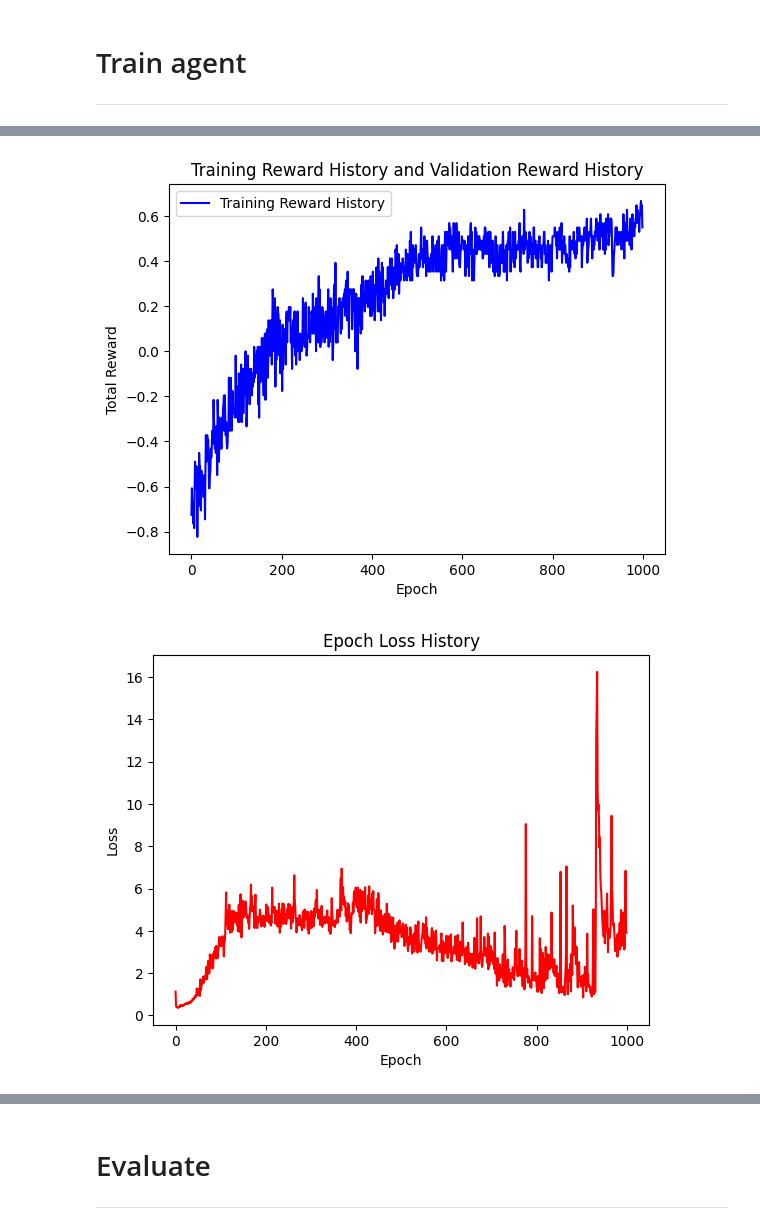
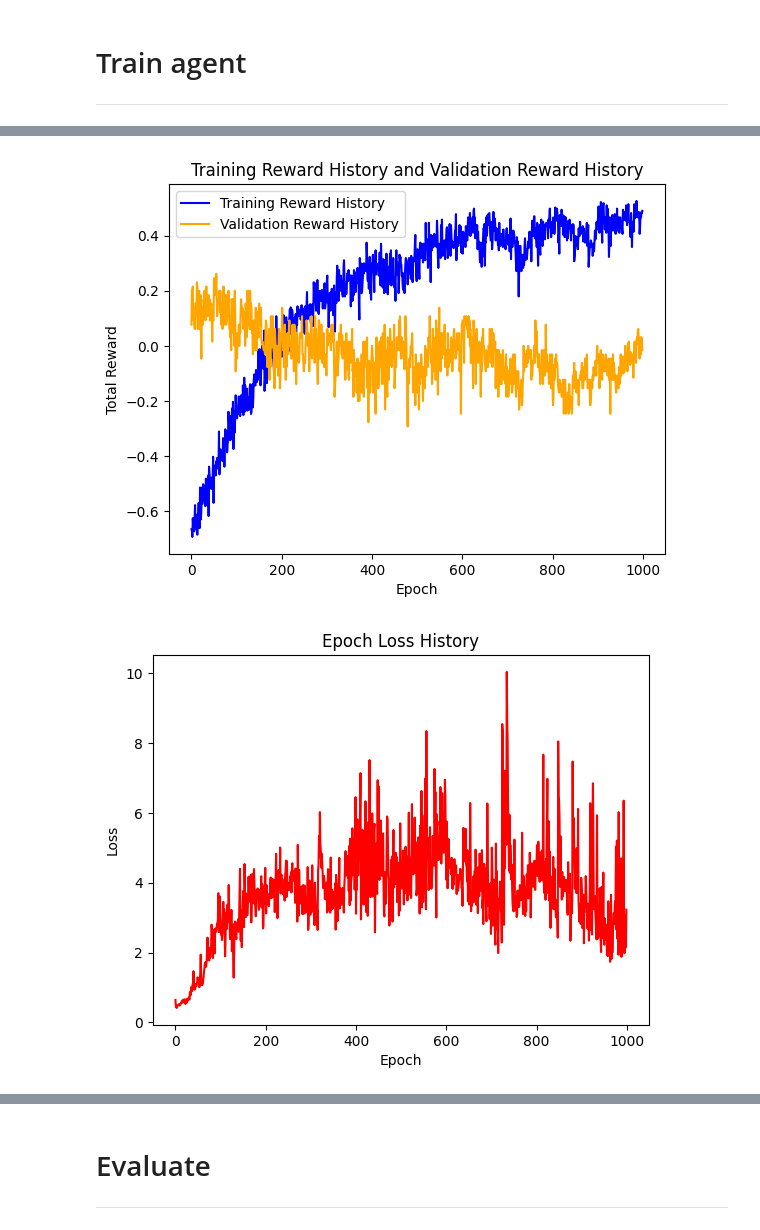
Before and after one commit to alexandrosdp/PairsTrading, a Jupyter notebook: deep_q_learning_improved.ipynb, the cells around one changed output, grey strips where cells are left out. Saved outputs shown, nothing was run; the diff lists cells and outputs as text; code cells hidden in the pictures.

```diff
--- a/deep_q_learning_improved.ipynb
+++ b/deep_q_learning_improved.ipynb
@@ -17,0 +21,24 @@ prices = prices[['MANAUSDT_2024_5m', 'SANDUSDT_2024_5m']]
+# %%
+# Load your precomputed z-score spreads and raw prices as NumPy arrays
+
+window_size = 288 # It seems like as this increases, the percent absolute delta beta error decreases!
+
+
+sym1, sym2 = prices.columns
+S1 = prices[sym1]
+S2 = prices[sym2]
+
+print("Computing spread series and beta series...")
+# Compute the spread series and beta_series
+spread_series, beta_series, alpha_series = compute_spread_series(S1, S2, window_size)
+#print(f"Hedge ratio (beta) for {sym1} ~ {sym2}: {beta:.4f}")
+
+# Compute rolling z-score using the provided helper function.
+zscore_series, rolling_mean, rolling_std = compute_rolling_zscore(spread_series, window_size)
+
+#Drop NaN values from zscore_series
+zscore_series = zscore_series.dropna()
+
+#Esnure prices and beta_series are aligned with zscore_series after dropping NaN values in the zscore_series
+prices = prices.loc[zscore_series.index]
+beta_series = beta_series.loc[zscore_series.index]
@@ -23,7 +141,7 @@ prices = prices[['MANAUSDT_2024_5m', 'SANDUSDT_2024_5m']]
 
 #prices_train = prices.loc['2024-01-01 00:00:00':'2024-04-30 23:55:00'] #January training data
 
-prices_train = prices.loc['2024-01-01 00:00:00':'2024-01-31 23:55:00'] #January training data
+prices_train = prices.loc['2024-01-01 00:00:00':'2024-04-30 23:55:00'] #January training data
 
 #Only use the first month of prices for now
 # start_date = pd.to_datetime('2024-01-01 00:00:00')
@@ -64,7 +182,7 @@ Computing spread series and beta series...
 # %%
 
 #prices_val = prices.loc['2024-05-01 00:00:00':'2024-05-31 23:55:00'] #May val data
-prices_val = prices.loc['2024-02-01 00:00:00':'2024-02-29 23:55:00'] #May val data
+prices_val = prices.loc['2024-05-01 00:00:00':'2024-05-30 23:55:00'] #May val data
 
 
 #Only use the first month of prices for now
@@ -182,13 +350,13 @@ Training DQN agent...
 # %%
 plt.plot(reward_history, color = 'blue', label = 'Training Reward History')
-#plt.plot(validation_reward_history, color = 'orange', label = 'Validation Reward History')
+plt.plot(validation_reward_history, color = 'orange', label = 'Validation Reward History')
 plt.title('Training Reward History and Validation Reward History')
 plt.xlabel('Epoch')
 plt.ylabel('Total Reward')
 plt.legend()
 plt.show()
 # %% [output]
-[figure, old version]
+[figure, new version]
 # %%
 plt.plot(epoch_loss_history, color = 'red')
 plt.title('Epoch Loss History')
@@ -196,7 +364,7 @@ plt.xlabel('Epoch')
 plt.ylabel('Loss')
 plt.show()
 # %% [output]
-[figure, old version]
+[figure, new version]
 # %%
 win_rates = training_metrics['win_rates']
 loss_rates = training_metrics['loss_rates']
```
Also changed, not shown: parts of 18 cells of this notebook, 2 other files.
